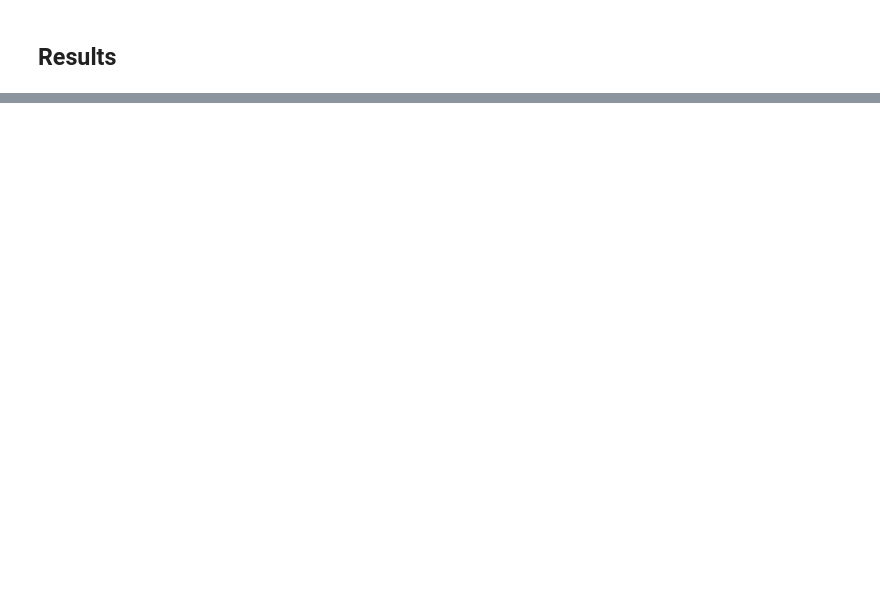
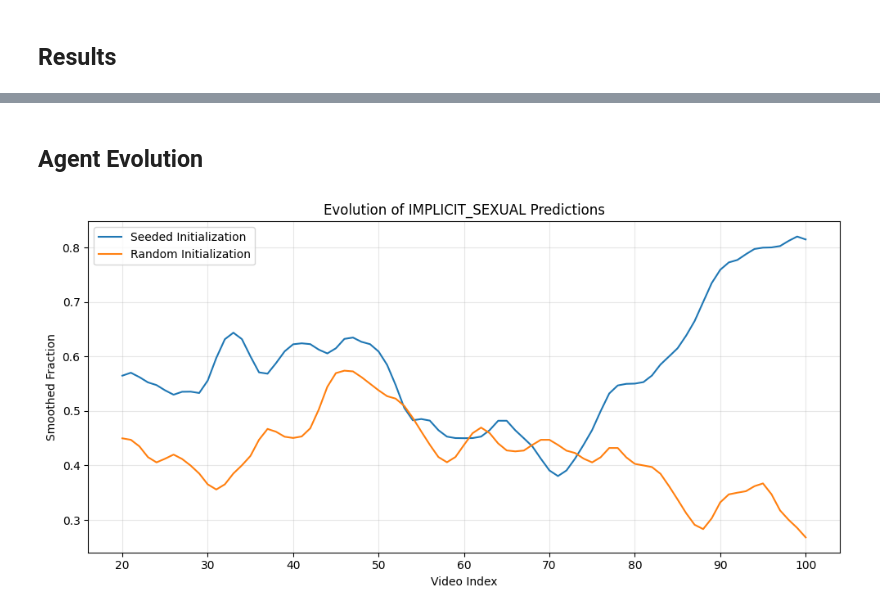
Before and after one commit to 1rsh/ig-reels-agent, a Jupyter notebook: evaluate.ipynb, the cells around one changed output, grey strips where cells are left out. Drawn from its saved outputs; the diff is of its cells as text; code cells hidden in the pictures; blank space fills up the shorter version.

```diff
--- a/evaluate.ipynb
+++ b/evaluate.ipynb
@@ -121,2 +186,15 @@ qwen-vl-utils using torchcodec to read video.
+# %%
+for fps in fpses:
+    temp_evals = []
+    for eval in evals[fps]:
+        temp_eval = eval.copy()
+        if eval['eval']['verdict_correct'] == True and eval['eval']['score'] // 2 == 0:
+            temp_eval['eval']['score'] += 2
+        temp_evals.append(temp_eval)
+
+    evals[fps] = temp_evals
+
+    with open(f"eval_results_fps_{fps}.json", "w") as f:
+        json.dump(evals[fps], f, indent=2)
 # %% [markdown]
 ## Results
@@ -304,0 +491,50 @@ Reasoning Precision for IMPLICIT_SEXUAL class: 35.88%
+# %% [markdown]
+## Agent Evolution
+# %%
+import json
+import matplotlib.pyplot as plt
+import numpy as np
+from scipy.ndimage import gaussian_filter1d
+
+# ---- Load data ----
+with open("experiments/agent_evolution_seed.json", "r") as f:
+    seeded = json.load(f)
+
+with open("experiments/agent_evolution_rand.json", "r") as f:
+    random_init = json.load(f)
+
+window_size = 20
+
+def smooth_evolution(evolution, window_size=window_size, sigma=1):
+    # ---- Convert to binary (1 = IMPLICIT_SEXUAL, 0 = otherwise) ----
+    binary = np.array([
+        1 if e['result']['verdict'] == "IMPLICIT_SEXUAL" else 0
+        for e in evolution
+    ])
+
+    # ---- Windowed fraction ----
+    windowed = np.convolve(binary, np.ones(window_size) / window_size, mode='valid')
+
+    # ---- Smooth ----
+    smoothed = gaussian_filter1d(windowed, sigma=sigma)
+
+    return smoothed
+
+seed_smoothed = smooth_evolution(seeded)
+rand_smoothed = smooth_evolution(random_init)
+
+# ---- Plot ----
+plt.figure(figsize=(10, 5))
+plt.plot(range(window_size, len(seed_smoothed) + window_size), seed_smoothed, label=f"Seeded Initialization")
+plt.plot(range(window_size, len(rand_smoothed) + window_size), rand_smoothed, label=f"Random Initialization")
+plt.title("Evolution of IMPLICIT_SEXUAL Predictions")
+plt.xlabel("Video Index")
+plt.ylabel("Smoothed Fraction")
+plt.legend()
+
+
+plt.grid(alpha=0.3)
+plt.tight_layout()
+plt.show()
+# %% [output]
+[figure, added]
```
Also changed, not shown: parts of 21 cells of this notebook.
